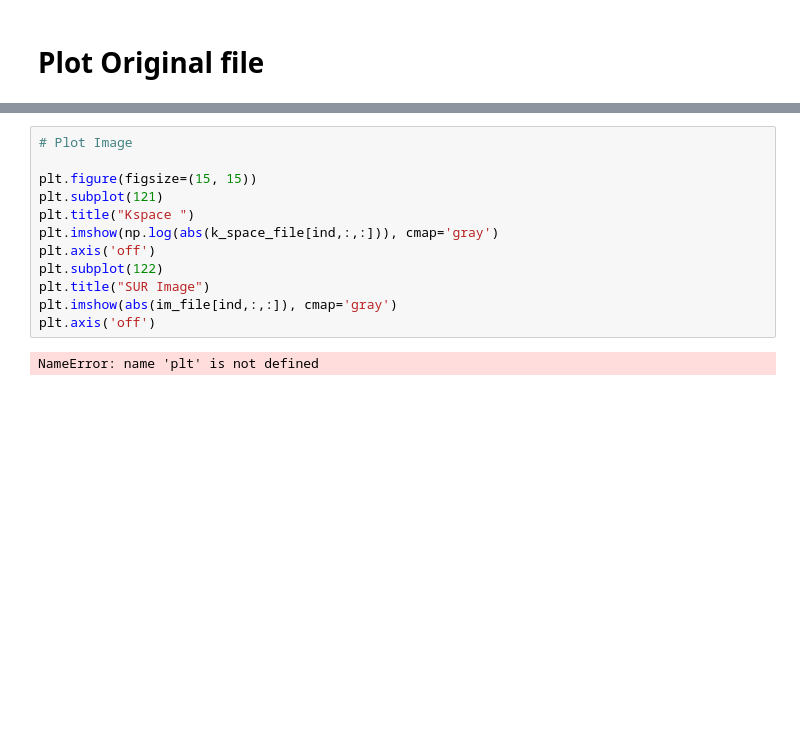
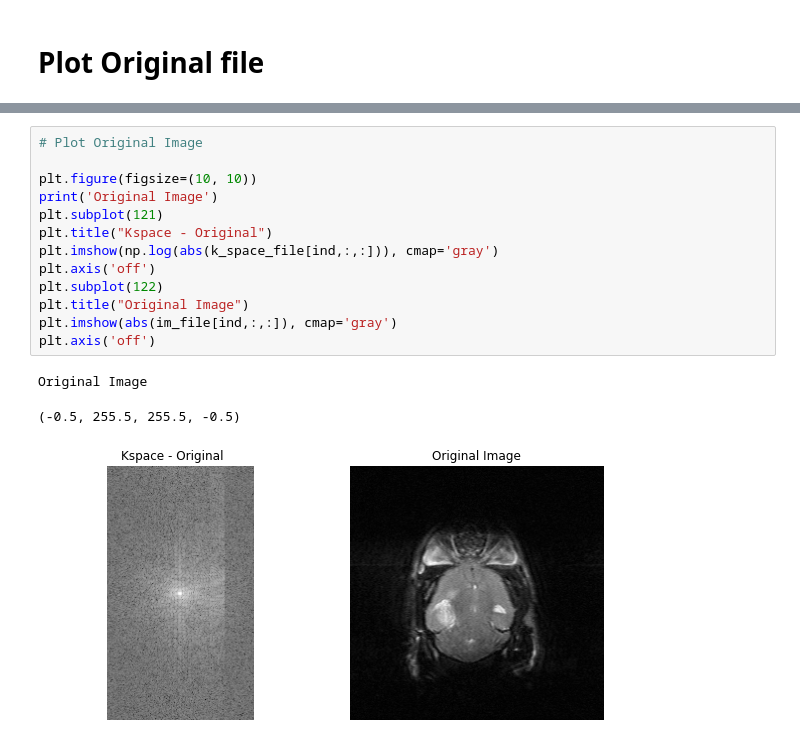
Before and after one commit to kanliG/toirec, a Jupyter notebook: loadMRD_GK.ipynb, the cells around one changed output, grey strips where cells are left out. Cells and saved outputs as stored; diff of their text form; blank space fills up the shorter version.

```diff
--- a/loadMRD_GK.ipynb
+++ b/loadMRD_GK.ipynb
@@ -117,14 +111,17 @@ print(im_file_sur.shape)
 # %%
-# Plot Image
+# Plot Original Image
 
-plt.figure(figsize=(15, 15))
+plt.figure(figsize=(10, 10))
+print('Original Image')
 plt.subplot(121)
-plt.title("Kspace ")
+plt.title("Kspace - Original")
 plt.imshow(np.log(abs(k_space_file[ind,:,:])), cmap='gray')
 plt.axis('off')
 plt.subplot(122)
-plt.title("SUR Image")
+plt.title("Original Image")
 plt.imshow(abs(im_file[ind,:,:]), cmap='gray')
 plt.axis('off')
 # %% [output]
-NameError: name 'plt' is not defined
+Original Image
+(-0.5, 255.5, 255.5, -0.5)
+[figure, added]
```
Also changed, not shown: parts of 27 cells of this notebook.
